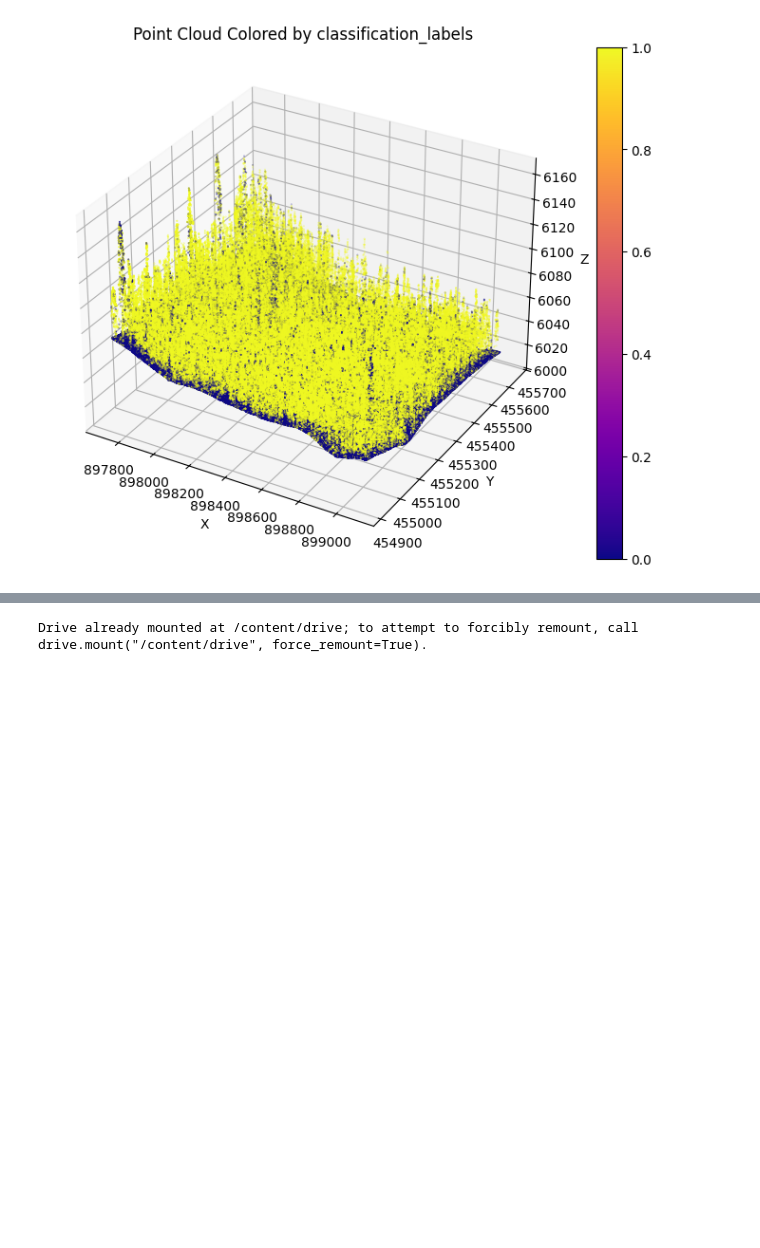
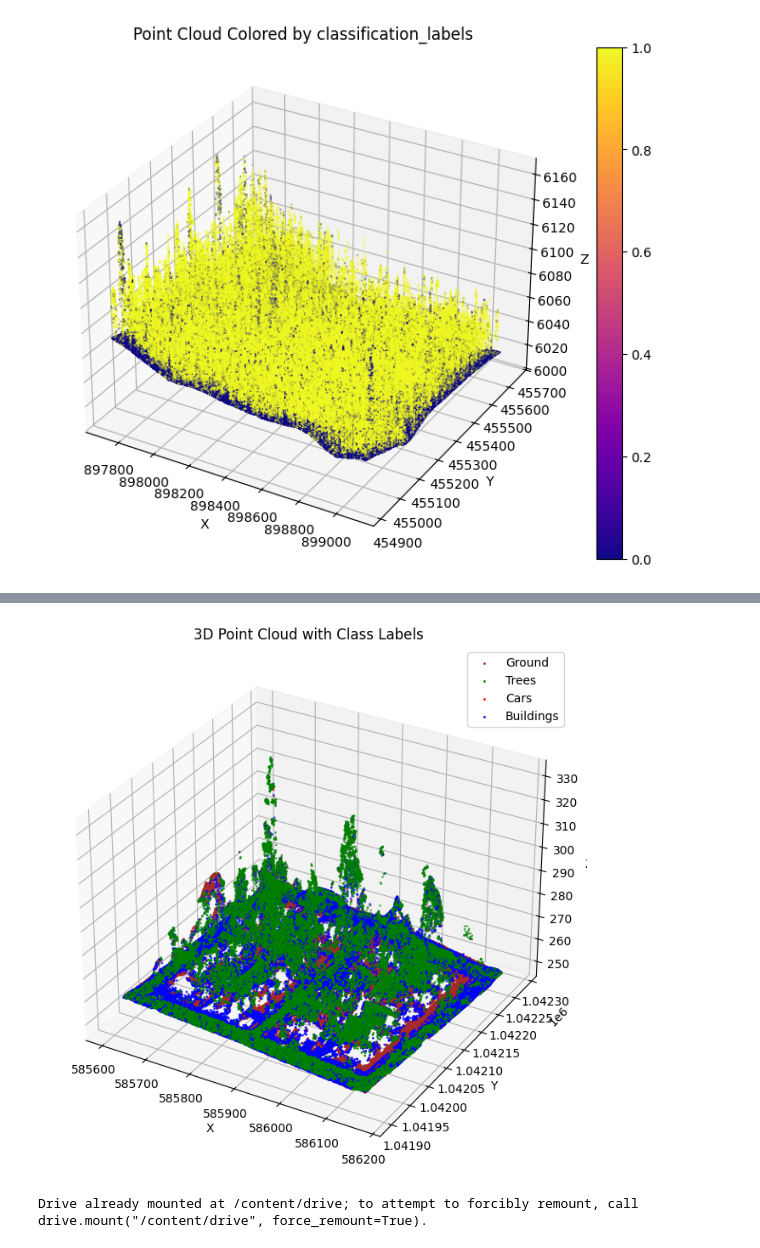
Before and after one commit to doubletran/PointCloudML, a Jupyter notebook: NeuralNetwork_Pytorch_Sklearn.ipynb, the cells around one changed output, grey strips where cells are left out. Cells and saved outputs as stored; diff of their text form; code cells hidden in the pictures; blank space fills up the shorter version.

```diff
--- a/NeuralNetwork_Pytorch_Sklearn.ipynb
+++ b/NeuralNetwork_Pytorch_Sklearn.ipynb
@@ -784,3 +785,49 @@ visualize_point_cloud_matplotlib(all_df, 'Class_Label')
+# %%
+import matplotlib.pyplot as plt
+from mpl_toolkits.mplot3d import Axes3D
+
+def plot_point_cloud_3d_classes(df):
+    # Map numeric labels to class names and colors
+    class_map = {
+        0: "Ground",
+        1: "Trees",
+        2: "Cars",
+        3: "Buildings"
+    }
+
+    colors = {
+        0: "brown",
+        1: "green",
+        2: "red",
+        3: "blue"
+    }
+
+    fig = plt.figure(figsize=(10, 8))
+    ax = fig.add_subplot(111, projection='3d')
+
+    for label, name in class_map.items():
+        subset = df[df["Class_Label"] == label]
+        ax.scatter(
+            subset["x"],
+            subset["y"],
+            subset["z"],
+            s=1,
+            c=colors[label],
+            label=name
+        )
+
+    ax.set_xlabel("X")
+    ax.set_ylabel("Y")
+    ax.set_zlabel("Z")
+    ax.set_title("3D Point Cloud with Class Labels")
+    ax.legend()
+
+    plt.show()
+
+# Call the function with all points
+plot_point_cloud_3d_classes(all_df)
+# %% [output]
+[figure, added]
 # %%
 from google.colab import drive
 drive.mount('/content/drive')
```
Also changed, not shown: parts of 3 cells of this notebook.
